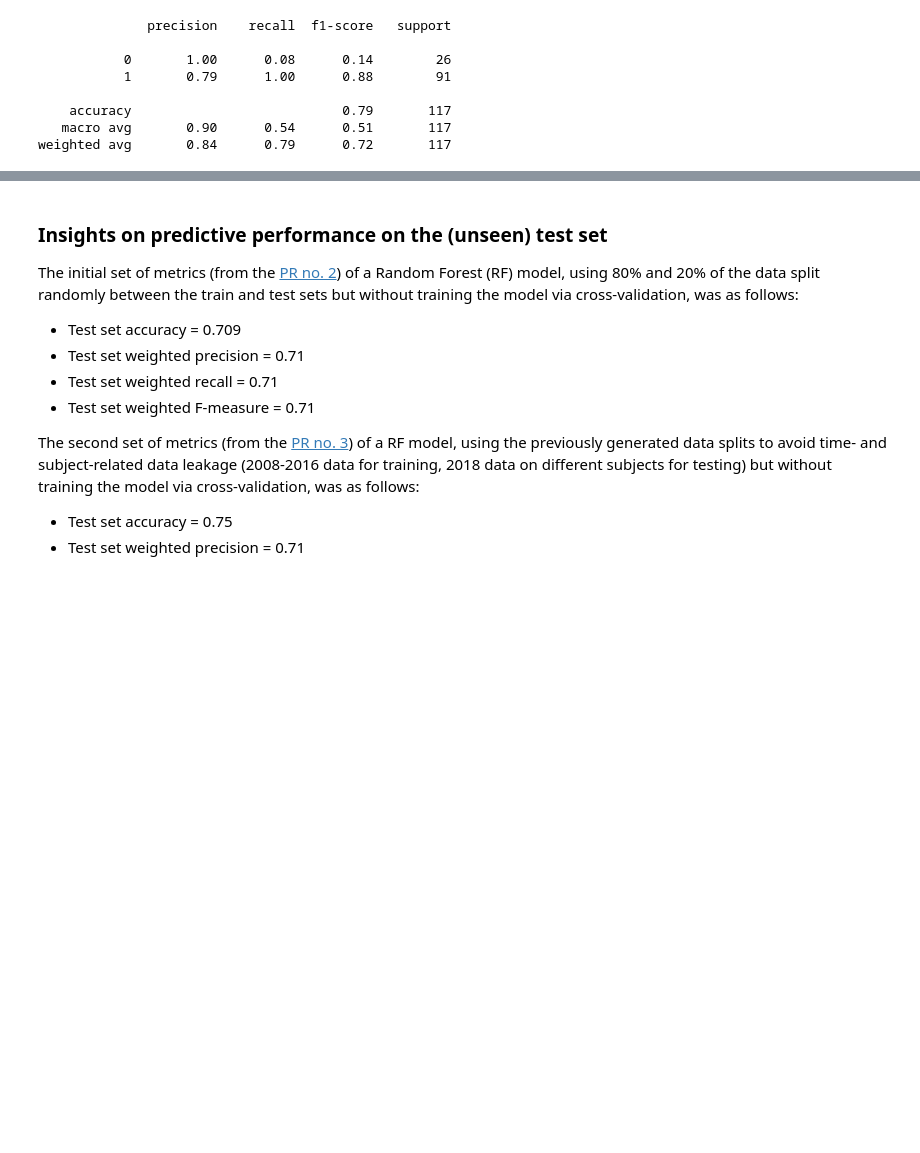
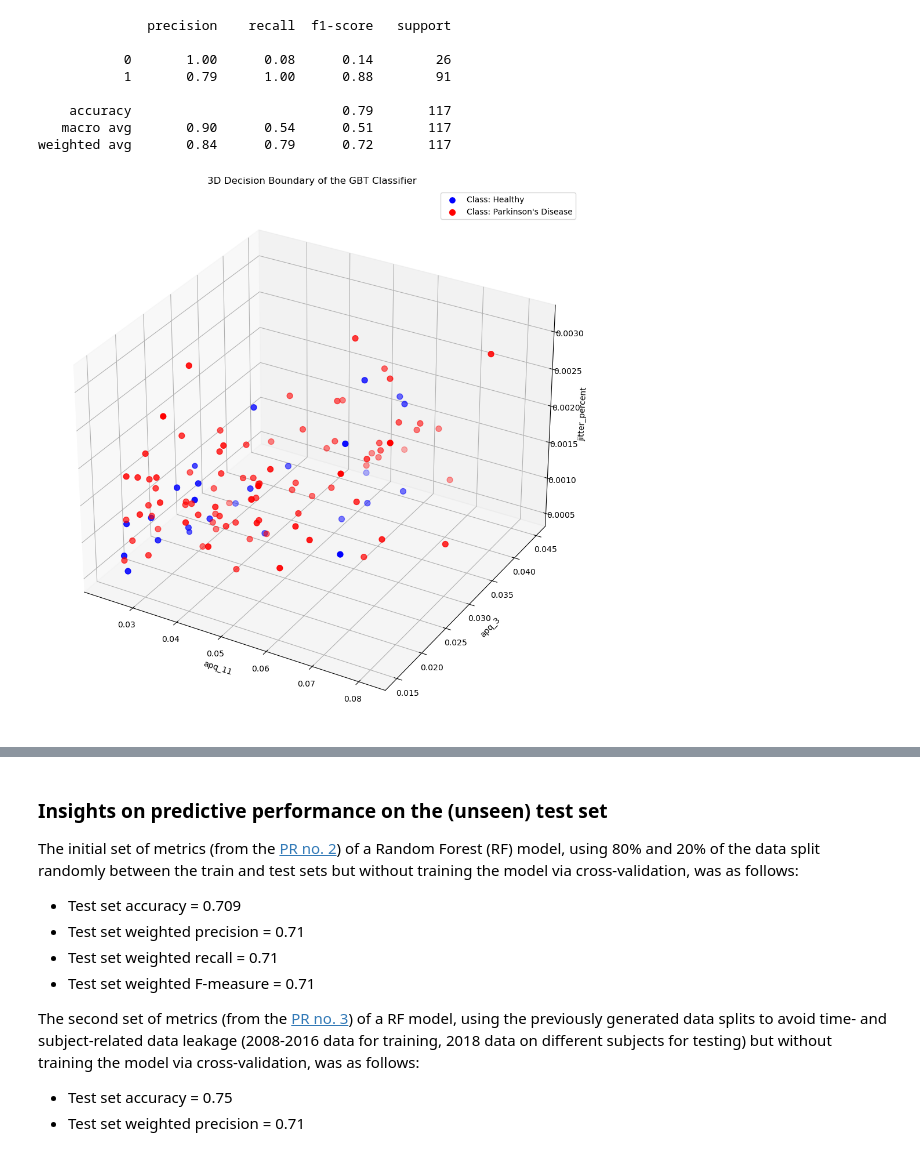
Before and after one commit to marianne-manaog/parkinson-detector, a Jupyter notebook: notebooks/PD_detector_pipeline_w_Cassandra.ipynb, the cells around one changed output, grey strips where cells are left out. Drawn from its saved outputs; the diff is of its cells as text; code cells hidden in the pictures; blank space fills up the shorter version.

```diff
--- a/notebooks/PD_detector_pipeline_w_Cassandra.ipynb
+++ b/notebooks/PD_detector_pipeline_w_Cassandra.ipynb
@@ -410,3 +522,59 @@ print(classification_report(test_labels, preds_based_on_proba))
     accuracy                           0.79       117
    macro avg       0.90      0.54      0.51       117
 weighted avg       0.84      0.79      0.72       117
+# %%
+# Create a mesh grid of points in the feature space
+x_min, x_max = test_features.iloc[:, 0].min() - 1, test_features.iloc[:, 0].max() + 1
+y_min, y_max = test_features.iloc[:, 1].min() - 1, test_features.iloc[:, 1].max() + 1
+z_min, z_max = test_features.iloc[:, 2].min() - 1, test_features.iloc[:, 2].max() + 1
+w_min, w_max = test_features.iloc[:, 3].min() - 1, test_features.iloc[:, 3].max() + 1
+
+xx, yy, zz, ww = np.meshgrid(
+    np.arange(x_min, x_max, 0.1),
+    np.arange(y_min, y_max, 0.1),
+    np.arange(z_min, z_max, 0.1),
+    np.arange(w_min, w_max, 0.1)
+)
+
+# Predict the class labels for the mesh grid points
+mesh_grid_points = np.c_[xx.ravel(), yy.ravel(), zz.ravel(), ww.ravel()]
+Z = best_gbt.predict(mesh_grid_points)
+
+# Create a 4D plot
+fig = plt.figure(figsize=(14, 12))
+ax = fig.add_subplot(111, projection='3d')
+
+# Convert labels to a NumPy array
+test_labels_array = test_labels.to_numpy()
+
+# Plot the decision boundary by coloring and sizing the data points
+for label in np.unique(test_labels_array):
+    indices = test_labels_array == label
+    if label == 0:
+        label = 'Healthy'
+        color = 'b'  # Blue for Healthy
+    else:
+        label = "Parkinson's Disease"
+        color = 'r'  # Red for Parkinson's Disease
+
+    ax.scatter(
+        test_features.iloc[indices, 0],
+        test_features.iloc[indices, 1],
+        test_features.iloc[indices, 2],
+        c=color,  # Color based on class
+        s=40 + (test_features.iloc[indices, 3] * 10),  # Adjust size based on the fourth dimension
+        label=f'Class: {label}'
+    )
+
+# Set labels and title
+ax.set_xlabel(test_features.columns[0])
+ax.set_ylabel(test_features.columns[1])
+ax.set_zlabel(test_features.columns[2])
+ax.set_title('3D Decision Boundary of the GBT Classifier')
+
+# Show the legend
+ax.legend()
+
+plt.show()
+# %% [output]
+[figure, added]
```
Also changed, not shown: parts of 5 cells of this notebook, 3 other files.
